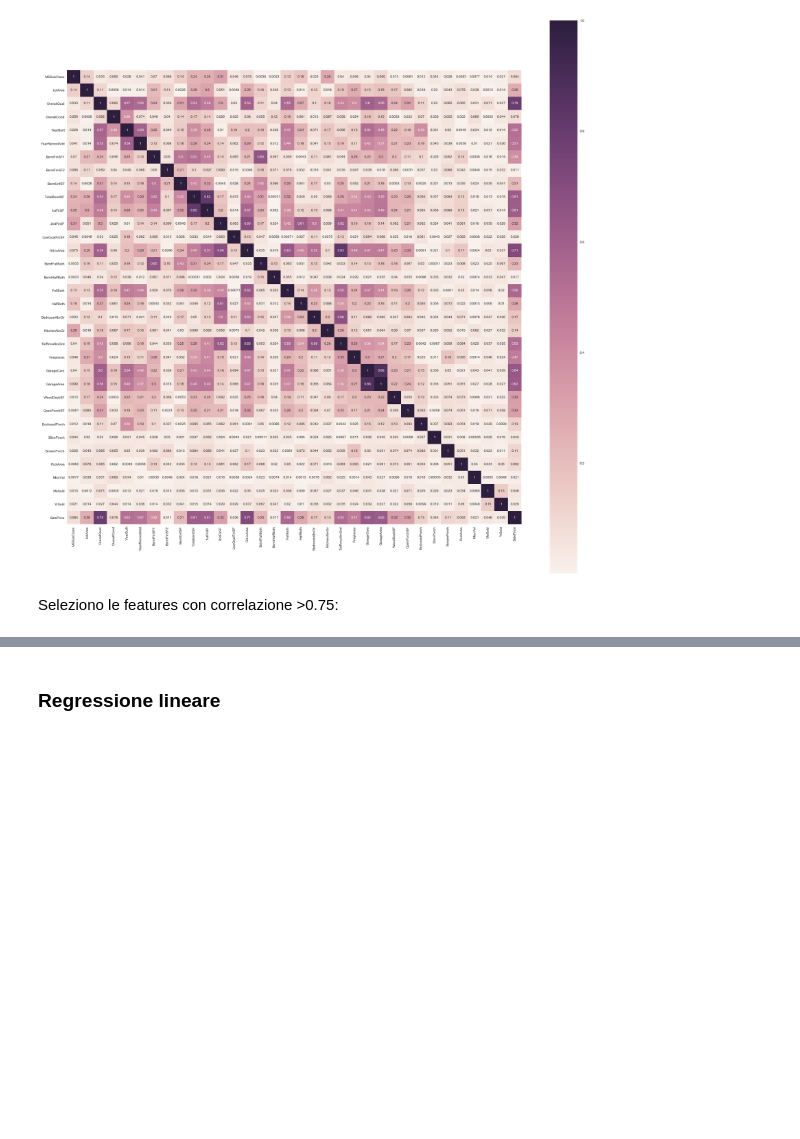
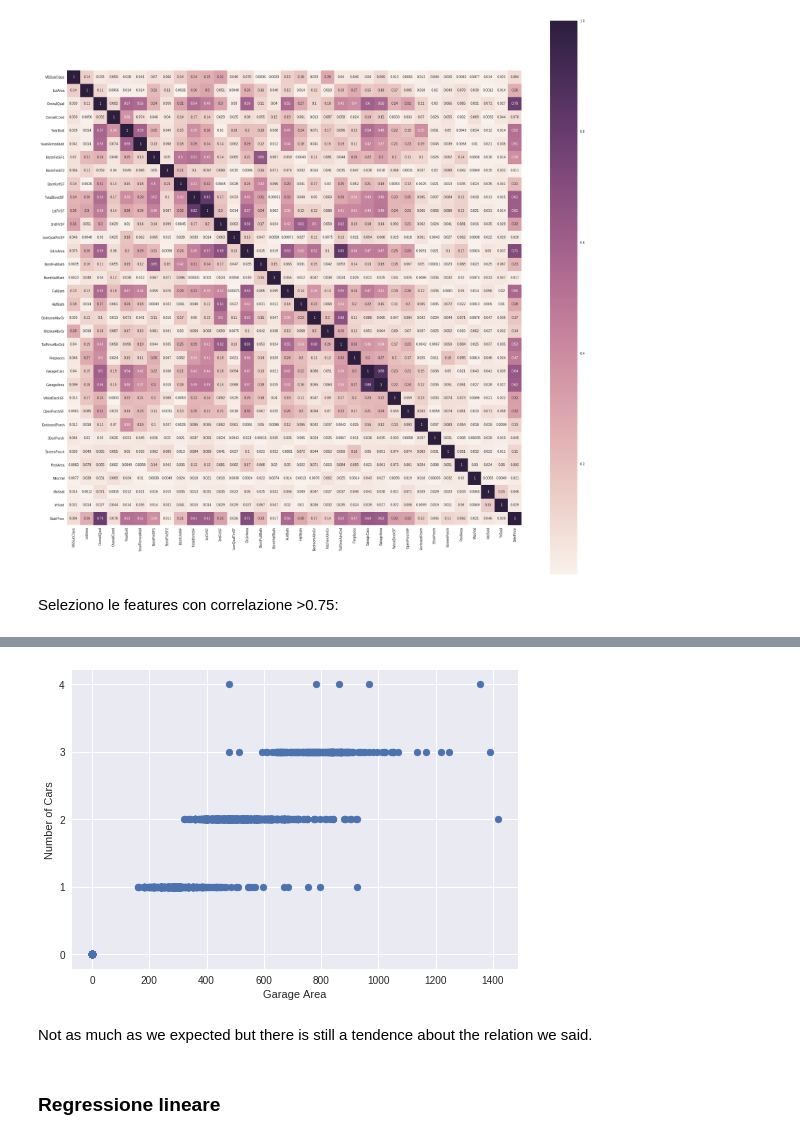
Before and after one commit to lipry/DatascienceFriday, a Jupyter notebook: source/HousePricesPrediction.ipynb, the cells around one changed output, grey strips where cells are left out. Cells and saved outputs as stored; diff of their text form; code cells hidden in the pictures; blank space fills up the shorter version.

```diff
--- a/source/HousePricesPrediction.ipynb
+++ b/source/HousePricesPrediction.ipynb
@@ -62,3 +84,16 @@ plt.show();
+# %%
+#let's make sure of the relation between GarageCars and GarageArea with a simple scatterplot
+x_axis = houses['GarageArea']
+y_axis = houses['GarageCars']
+plt.scatter(x_axis,y_axis)
+plt.xlabel('Garage Area')
+plt.ylabel('Number of Cars')
+plt.yticks(np.arange(0,5))
+plt.show()
+# %% [output]
+[figure, added]
+# %% [markdown]
+Not as much as we expected but there is still a tendence about the relation we said.
 # %% [markdown]
 ### Regressione lineare
 # %%
```
Also changed, not shown: parts of 8 cells of this notebook.
